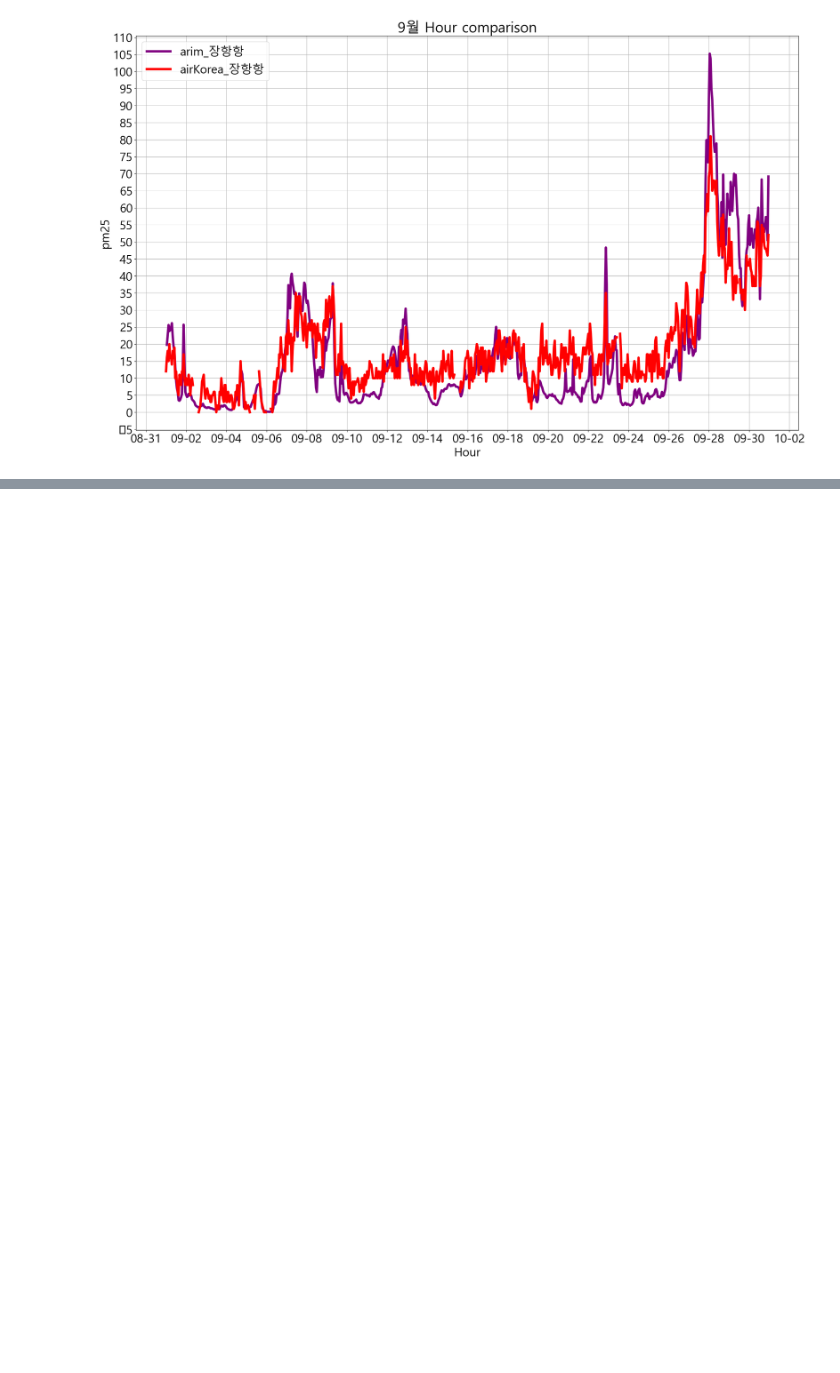
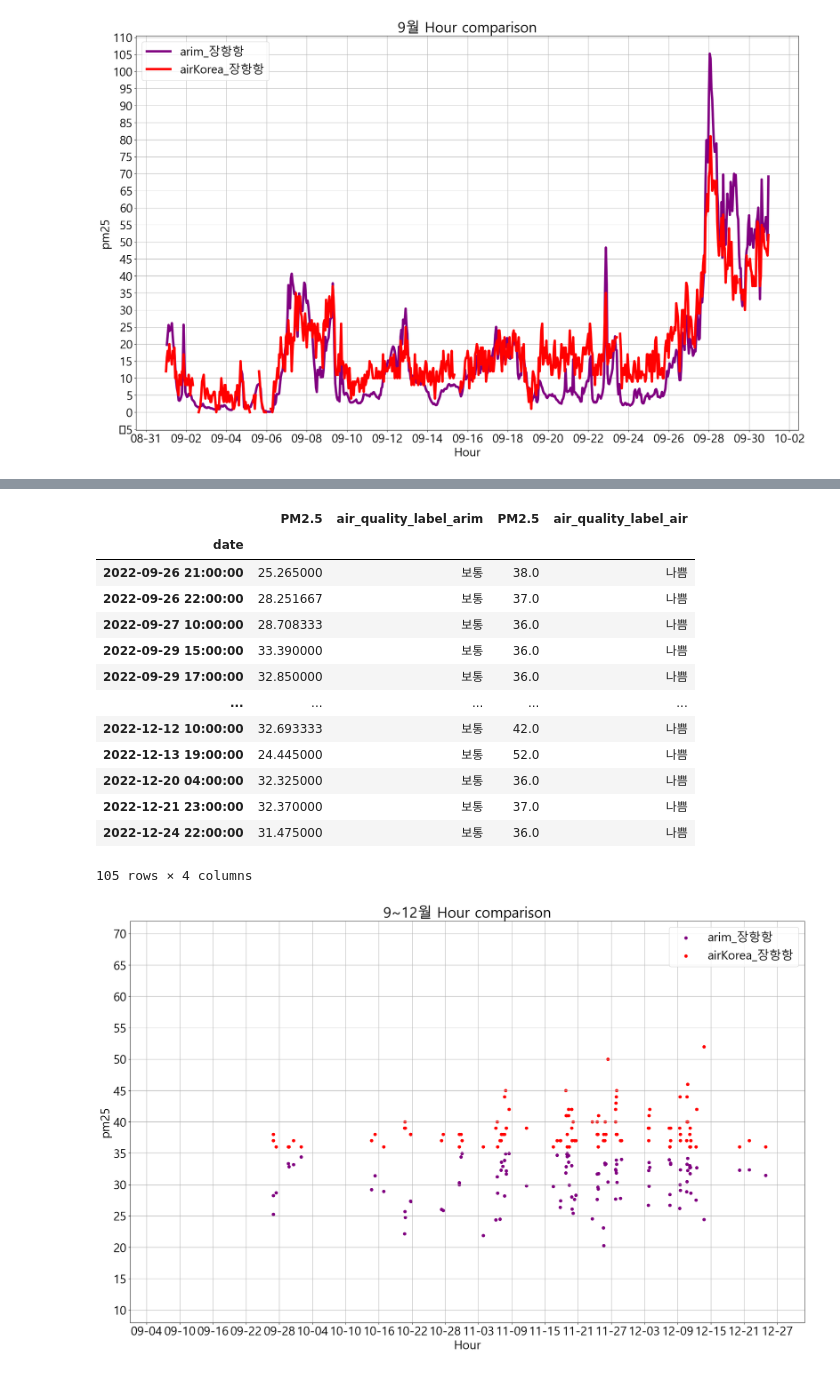
Before and after one commit to GyuminGomin/Predictive-air-quality-analysis, a Jupyter notebook: 공기질예측모델-좋음,매우나쁨소거.ipynb, the cells around one changed output, grey strips where cells are left out. Cells and saved outputs as stored; diff of their text form; code cells hidden in the pictures; blank space fills up the shorter version.

```diff
--- a/공기질예측모델-좋음,매우나쁨소거.ipynb
+++ b/공기질예측모델-좋음,매우나쁨소거.ipynb
@@ -231,0 +368,35 @@ None
+# %%
+# arim이 보통일 때, air이 나쁨과 매우나쁨일 경우
+filtered_data = normal_quality_data[normal_quality_data['air_quality_label_air'].isin(['나쁨', '매우나쁨'])]
+display(filtered_data)
+
+# 그래프 2개 비교
+plt.gca().xaxis.set_major_locator(mdates.DayLocator(interval=6))
+plt.gca().xaxis.set_major_formatter(mdates.DateFormatter('%m-%d'))
+plt.gca().yaxis.set_major_locator(MaxNLocator(nbins=15))
+plt.scatter(filtered_data.index, filtered_data.iloc[:,0], color="purple")
+plt.scatter(filtered_data.index, filtered_data.iloc[:,2], color="red" )
+plt.xlabel('Hour')
+plt.ylabel('pm25')
+plt.xlim(pd.to_datetime('2022-09-01 00:00:00'), pd.to_datetime('2022-12-31 23:00:00'))
+plt.ylim(8, 72)
+plt.legend(('arim_장항항','airKorea_장항항'))
+plt.title('9~12월 Hour comparison')
+plt.grid()
+plt.show()
+# %% [output]
+|  | PM2.5 | air_quality_label_arim | PM2.5 | air_quality_label_air |
+| date |  |  |  |  |
+| 2022-09-26 21:00:00 | 25.265000 | 보통 | 38.0 | 나쁨 |
+| 2022-09-26 22:00:00 | 28.251667 | 보통 | 37.0 | 나쁨 |
+| 2022-09-27 10:00:00 | 28.708333 | 보통 | 36.0 | 나쁨 |
+| 2022-09-29 15:00:00 | 33.390000 | 보통 | 36.0 | 나쁨 |
+| 2022-09-29 17:00:00 | 32.850000 | 보통 | 36.0 | 나쁨 |
+| ... | ... | ... | ... | ... |
+| 2022-12-12 10:00:00 | 32.693333 | 보통 | 42.0 | 나쁨 |
+| 2022-12-13 19:00:00 | 24.445000 | 보통 | 52.0 | 나쁨 |
+| 2022-12-20 04:00:00 | 32.325000 | 보통 | 36.0 | 나쁨 |
+| 2022-12-21 23:00:00 | 32.370000 | 보통 | 37.0 | 나쁨 |
+| 2022-12-24 22:00:00 | 31.475000 | 보통 | 36.0 | 나쁨 |
+105 rows × 4 columns
+[figure, added]
```
Also changed, not shown: parts of 11 cells of this notebook, 5 other files.
